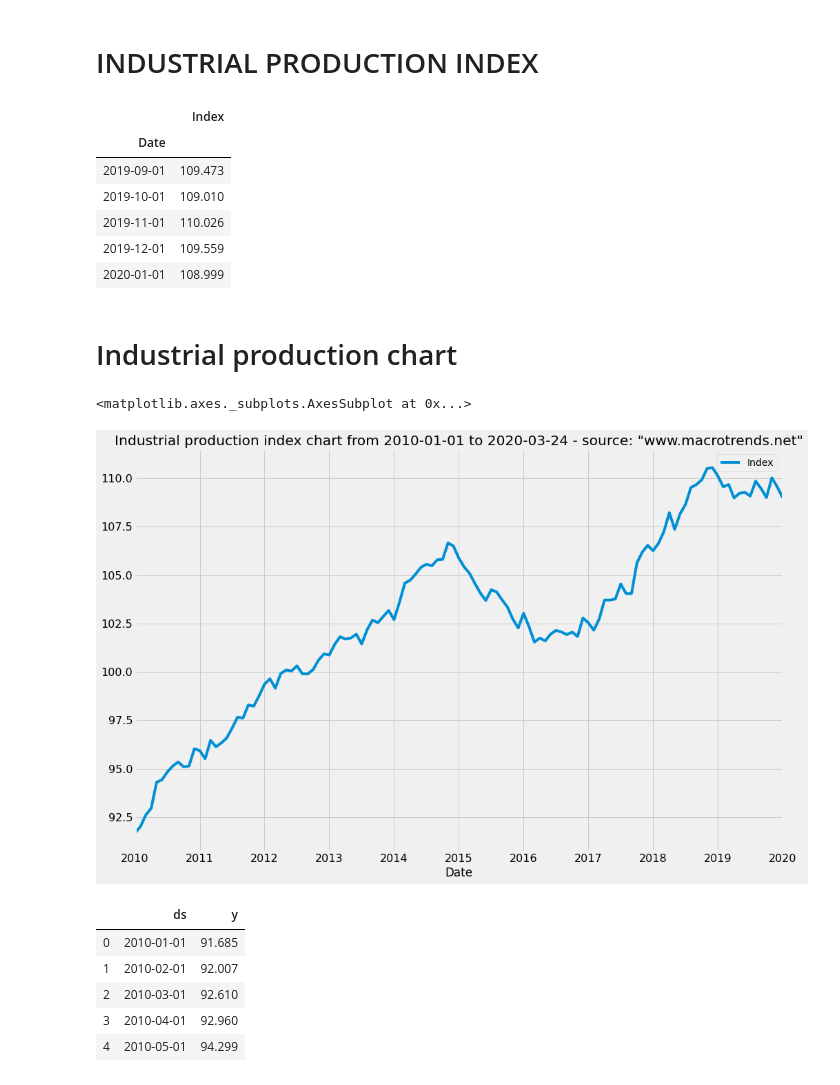
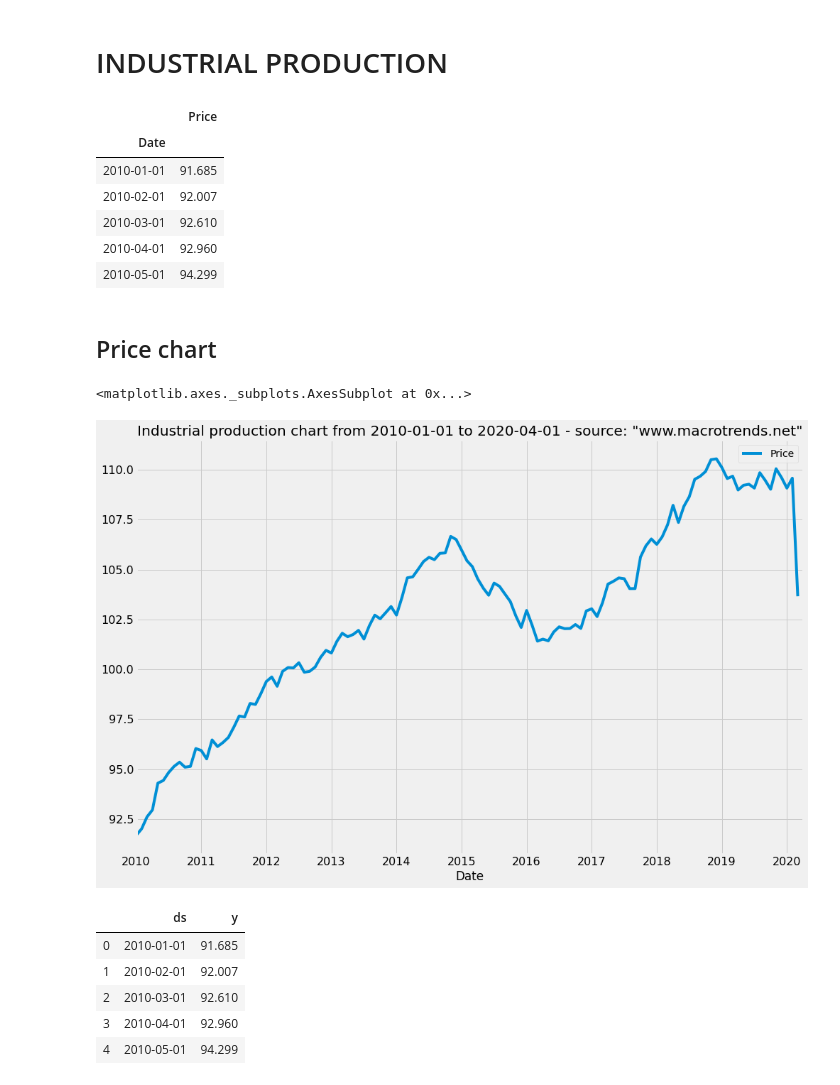
Before and after one commit to azagorowski/Analysis-and-forecast-of-stock-exchange-price-based-on-selected-indicators-using-machine-learning, a Jupyter notebook: scripts/azagorowski_scripts/Industrial_production_forecast_2021.ipynb, the cells around one changed output. Cells and saved outputs as stored; diff of their text form; code cells hidden in the pictures.

Commit message:
upload industrial_production

```diff
--- a/scripts/azagorowski_scripts/Industrial_production_forecast_2021.ipynb
+++ b/scripts/azagorowski_scripts/Industrial_production_forecast_2021.ipynb
@@ -6,5 +6,5 @@ import math as math
 import os
 %matplotlib inline
 # %% [markdown]
-#  INDUSTRIAL PRODUCTION INDEX
+# INDUSTRIAL PRODUCTION
 # %%
@@ -27,36 +30,36 @@ df = pd.read_csv(source, skiprows=14,
 #Convert column type to date time
 df["date"] = pd.to_datetime(df["date"])
 
-#Select price between 2010-01-01 and 2020-03-24
-filter = (df['date'] >= '2010-01-01') & (df['date'] < '2020-02-01')
+#Select price between 2010-01-01 and 2020-04-22
+filter = (df['date'] >= '2010-01-01') & (df['date'] < '2020-04-22')
 df = df[filter]
 
 #Rename columns
-df = df.rename(columns={'date': 'Date', ' value': 'Index'})
+df = df.rename(columns={'date': 'Date', ' value': 'Price'})
 
 #Reset the index order
 df.index = df['Date']
 df = df.drop(columns=['Date'])
 
 #Display Data Frame
-df.tail()
+df.head()
 # %% [output]
-|  | Index |
+|  | Price |
 | Date |  |
-| 2019-09-01 | 109.473 |
-| 2019-10-01 | 109.010 |
-| 2019-11-01 | 110.026 |
-| 2019-12-01 | 109.559 |
-| 2020-01-01 | 108.999 |
+| 2010-01-01 | 91.685 |
+| 2010-02-01 | 92.007 |
+| 2010-03-01 | 92.610 |
+| 2010-04-01 | 92.960 |
+| 2010-05-01 | 94.299 |
 # %% [markdown]
-# Industrial production chart
+## Price chart
 # %%
 plt.style.use('fivethirtyeight')
-df.plot(title="Industrial production index chart from 2010-01-01 to 2020-03-24 - source: \"www.macrotrends.net\"",
+df.plot(title=("Industrial production chart from 2010-01-01 to 2020-04-01 - source: \"www.macrotrends.net\""),
             figsize=(15,10),grid=True,fontsize=16)
 # %% [output]
 <matplotlib.axes._subplots.AxesSubplot at 0x...>
-[figure, old version]
+[figure, new version]
 # %%
 #Reset index and creating of new date column
 df = df.reset_index()
```
Also changed, not shown: parts of 25 cells of this notebook, 1 other file.
